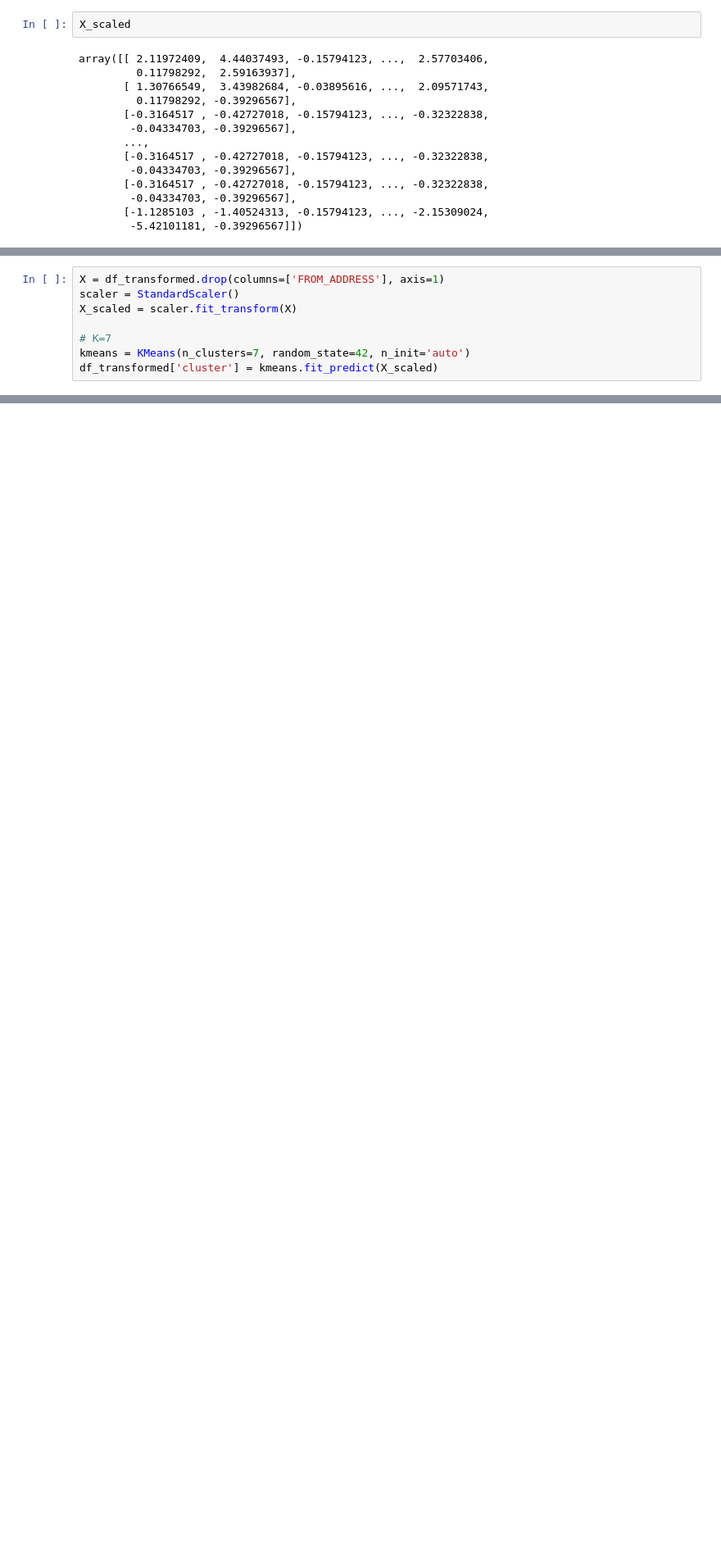
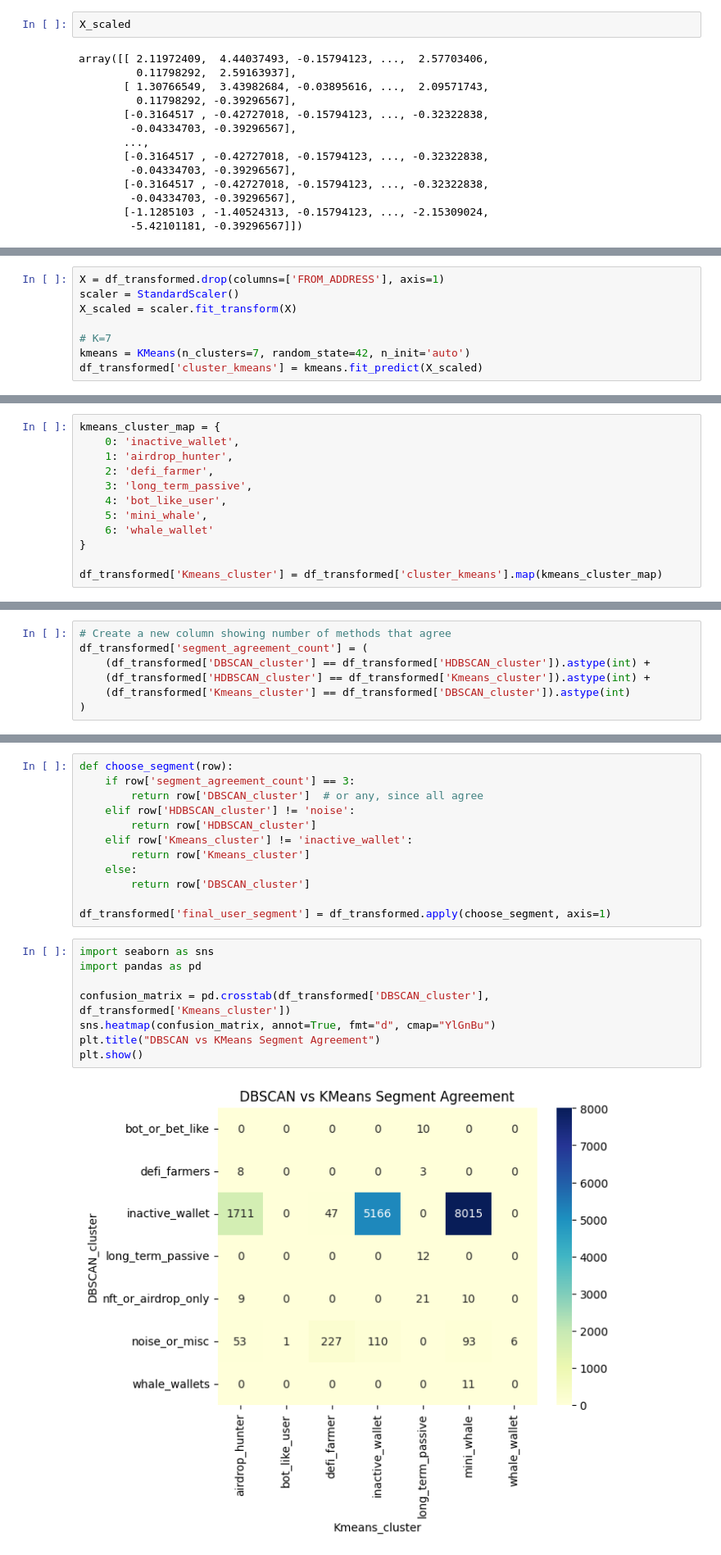
Before and after one commit to bellatrix-ds/ml-in-crypto, a Jupyter notebook: 03_Smart_Contract_Usage_Clustering/Smart_Contract_Clustering.ipynb, the cells around one changed output, grey strips where cells are left out. Shown at 82% size. Drawn from its saved outputs; the diff is of its cells as text; blank space fills up the shorter version.

```diff
--- a/03_Smart_Contract_Usage_Clustering/Smart_Contract_Clustering.ipynb
+++ b/03_Smart_Contract_Usage_Clustering/Smart_Contract_Clustering.ipynb
@@ -356,5 +516,5 @@ X_scaled = scaler.fit_transform(X)
 
 # K=7
 kmeans = KMeans(n_clusters=7, random_state=42, n_init='auto')
-df_transformed['cluster'] = kmeans.fit_predict(X_scaled)
+df_transformed['cluster_kmeans'] = kmeans.fit_predict(X_scaled)
 # %%
@@ -476,0 +559,12 @@ df[['category', 'sub_category']] = df['FUNCTION_NAME'].apply(
+# %%
+kmeans_cluster_map = {
+    0: 'inactive_wallet',
+    1: 'airdrop_hunter',
+    2: 'defi_farmer',
+    3: 'long_term_passive',
+    4: 'bot_like_user',
+    5: 'mini_whale',
+    6: 'whale_wallet'
+}
+
+df_transformed['Kmeans_cluster'] = df_transformed['cluster_kmeans'].map(kmeans_cluster_map)
@@ -476,0 +649,7 @@ df[['category', 'sub_category']] = df['FUNCTION_NAME'].apply(
+# %%
+# Create a new column showing number of methods that agree
+df_transformed['segment_agreement_count'] = (
+    (df_transformed['DBSCAN_cluster'] == df_transformed['HDBSCAN_cluster']).astype(int) +
+    (df_transformed['HDBSCAN_cluster'] == df_transformed['Kmeans_cluster']).astype(int) +
+    (df_transformed['Kmeans_cluster'] == df_transformed['DBSCAN_cluster']).astype(int)
+)
@@ -476,0 +663,22 @@ df[['category', 'sub_category']] = df['FUNCTION_NAME'].apply(
+# %%
+def choose_segment(row):
+    if row['segment_agreement_count'] == 3:
+        return row['DBSCAN_cluster']  # or any, since all agree
+    elif row['HDBSCAN_cluster'] != 'noise':
+        return row['HDBSCAN_cluster']
+    elif row['Kmeans_cluster'] != 'inactive_wallet':
+        return row['Kmeans_cluster']
+    else:
+        return row['DBSCAN_cluster']
+
+df_transformed['final_user_segment'] = df_transformed.apply(choose_segment, axis=1)
+# %%
+import seaborn as sns
+import pandas as pd
+
+confusion_matrix = pd.crosstab(df_transformed['DBSCAN_cluster'], df_transformed['Kmeans_cluster'])
+sns.heatmap(confusion_matrix, annot=True, fmt="d", cmap="YlGnBu")
+plt.title("DBSCAN vs KMeans Segment Agreement")
+plt.show()
+# %% [output]
+[figure, added]
```
Also changed, not shown: parts of 39 cells of this notebook.
